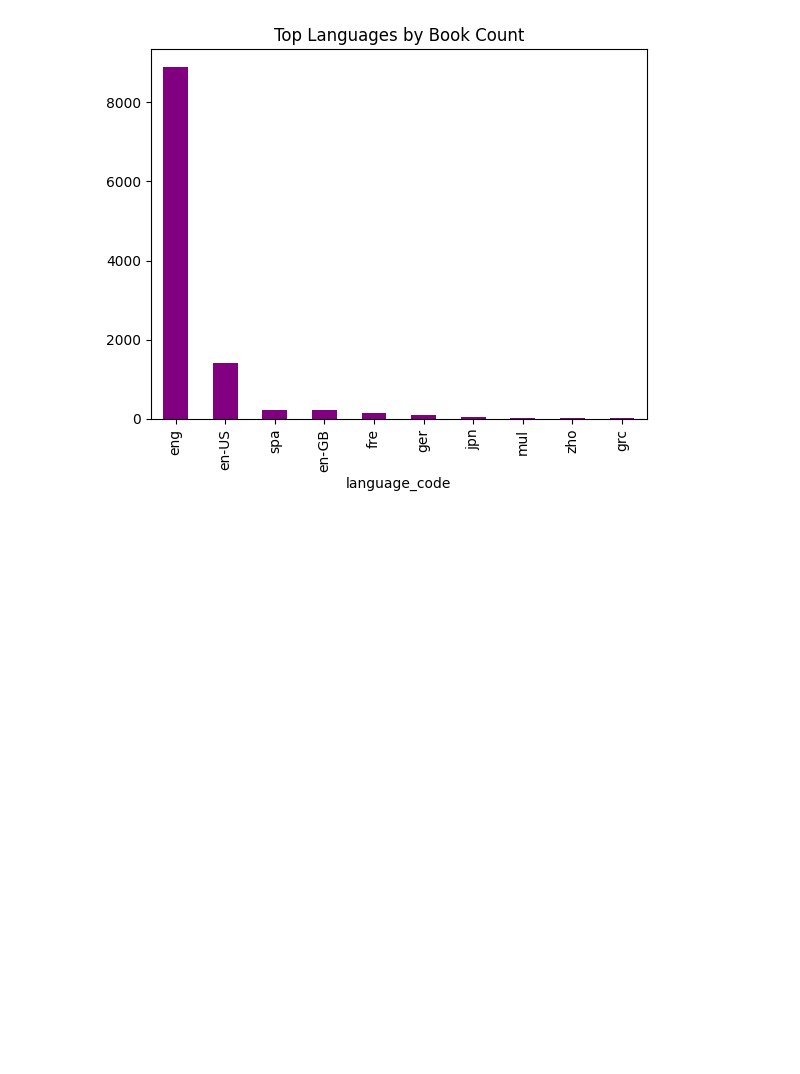
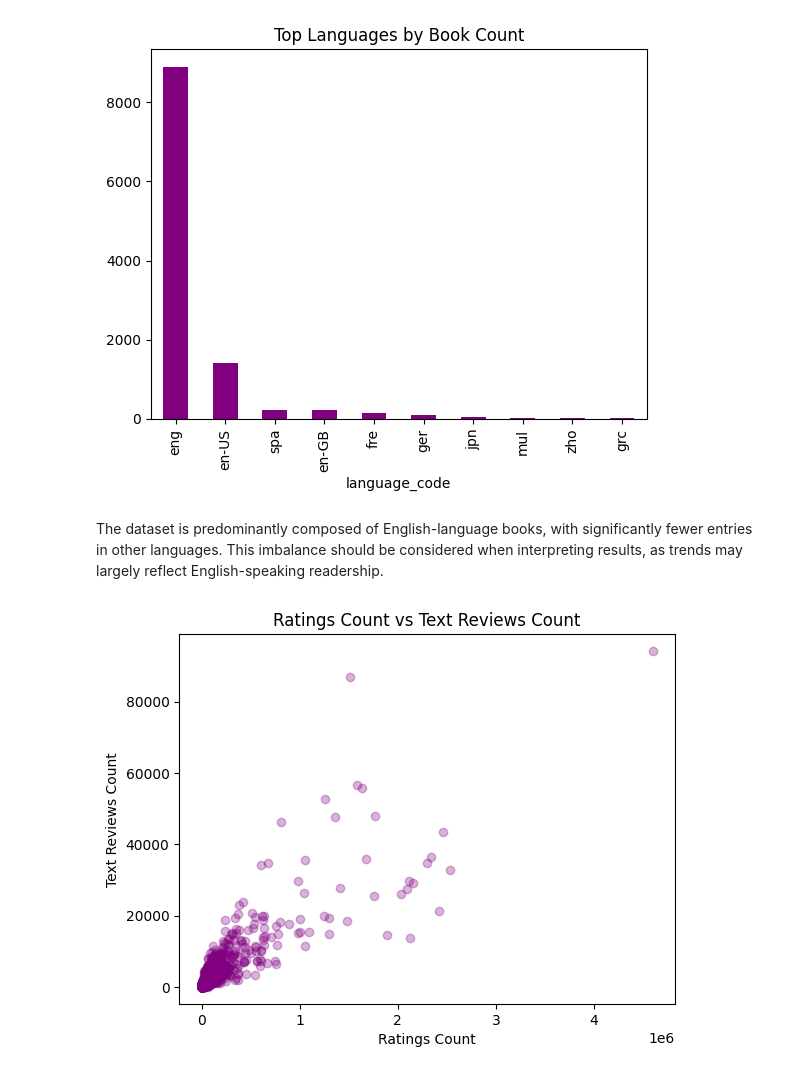
Before and after one commit to suhani-k7/GoodReads-EDA, a Jupyter notebook: main.ipynb, the cells around one changed output. Saved outputs shown, nothing was run; the diff lists cells and outputs as text; code cells hidden in the pictures; blank space fills up the shorter version.

```diff
--- a/main.ipynb
+++ b/main.ipynb
@@ -114,3 +134,13 @@ plt.title("Top Languages by Book Count")
 plt.show()
 # %% [output]
 [figure]
+# %% [markdown]
+The dataset is predominantly composed of English-language books, with significantly fewer entries in other languages. This imbalance should be considered when interpreting results, as trends may largely reflect English-speaking readership.
+# %%
+plt.scatter(df["ratings_count"], df["text_reviews_count"], alpha=0.3, color="purple")
+plt.xlabel("Ratings Count")
+plt.ylabel("Text Reviews Count")
+plt.title("Ratings Count vs Text Reviews Count")
+plt.show()
+# %% [output]
+[figure, added]
```
Also changed, not shown: parts of 11 cells of this notebook, 1 other file.
